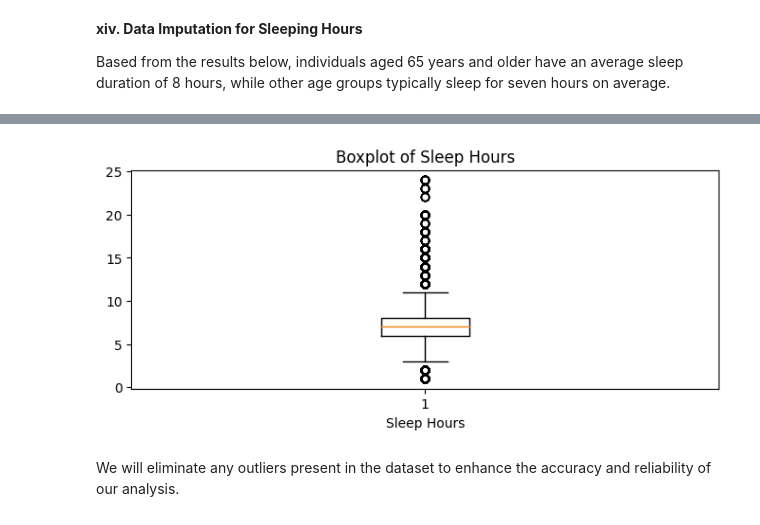
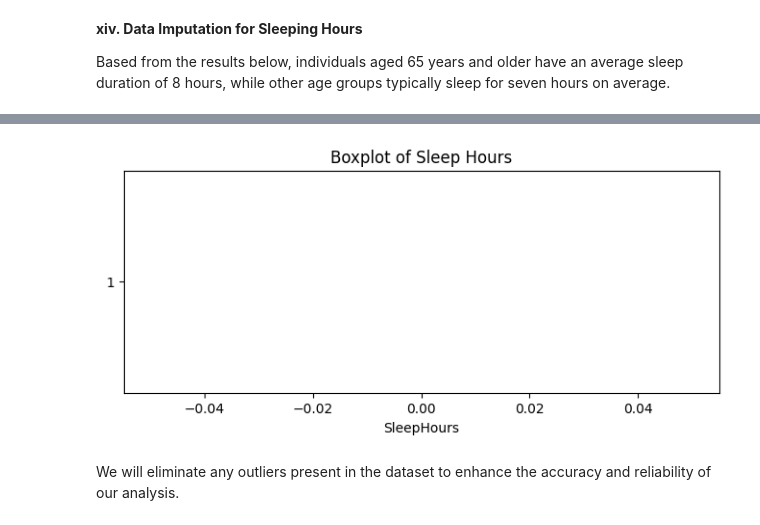
Before and after one commit to abccastro/Heart-Disease-Prediction, a Jupyter notebook: Heart Disease Prediction.ipynb, the cells around one changed output, grey strips where cells are left out. Cells and saved outputs as stored; diff of their text form; code cells hidden in the pictures.

```diff
--- a/Heart Disease Prediction.ipynb
+++ b/Heart Disease Prediction.ipynb
@@ -482,0 +450,14 @@ For each combination of Sex, AgeCategory, and HadStroke, the code identifies row
+# %%
+heart_disease_df["HadDiabetes"] = heart_disease_df["HadDiabetes"].apply(
+    lambda x: "No" if x == "No, pre-diabetes or borderline diabetes" else (
+        "Yes" if x == "Yes, but only during pregnancy (female)" else x
+    )
+)
+
+# Show data distribution for having diabetes
+dv.show_bar_graph(df=heart_disease_df,
+                  col_="HadDiabetes",
+                  figure_size=(8,4),
+                  title='Data Distribution for Having Diabetes',
+                  x_label='Having Diabetes',
+                  y_label='Count')
@@ -694,9 +693,21 @@ Number of Null values in SmokerStatus after imputation:  0
 # %%
+# conditions = ((heart_disease_df["SmokerStatus"] == "Current smoker - now smokes every day") |
+#                (heart_disease_df["SmokerStatus"] == "Current smoker - now smokes some days"))
+
+# heart_disease_df["SmokerStatus"] = np.where(conditions, "Yes", "No")
+
+heart_disease_df['SmokerStatus'] = heart_disease_df['SmokerStatus'].replace({
+    'Never smoker': 'Never smoked',
+    'Current smoker - now smokes every day': 'Current smoker',
+    'Current smoker - now smokes some day': 'Current smoker',
+})
+
 # Show data distribution of having diabetes
 dv.show_bar_graph(df=heart_disease_df,
                   col_="SmokerStatus",
                   figure_size=(8,4),
                   title='Data Distribution for Smoking Status',
                   x_label='Smoking Status',
-                  y_label='Count')
+                  y_label='Count',
+                  x_tick_rotation=None)
 # %% [output]
@@ -928,0 +953,3 @@ dv.show_bar_graph(df=heart_disease_df,
+# %%
+heart_disease_df = heart_disease_df.drop(columns=['MentalHealthDays', 'PhysicalHealthDays'], axis=1)
+print(f"Columns: {heart_disease_df.columns}")
@@ -964,17 +999,9 @@ Number of Null values in SleepHours after imputation:  0
 # %%
-sleep_hours=heart_disease_df['SleepHours'].tolist()
+sleep_hours = heart_disease_df['SleepHours'].tolist()
 sleep_hours = pd.to_numeric(sleep_hours, errors='coerce')
-
-# Create a boxplot using Matplotlib
-plt.figure(figsize=(8, 3))
-plt.boxplot(sleep_hours)
-plt.title('Boxplot of Sleep Hours')
-plt.xlabel('Sleep Hours')
-
-# Show the plot
-plt.show()
+dv.show_boxplot_graph(data=sleep_hours, figure_size=(8,3),title='Boxplot of Sleep Hours', x_label='SleepHours')
 # %% [output]
-[figure, old version]
+[figure, new version]
 # %% [markdown]
 We will eliminate any outliers present in the dataset to enhance the accuracy and reliability of our analysis.
 # %%
```
Also changed, not shown: parts of 146 cells of this notebook, 2 other files.
